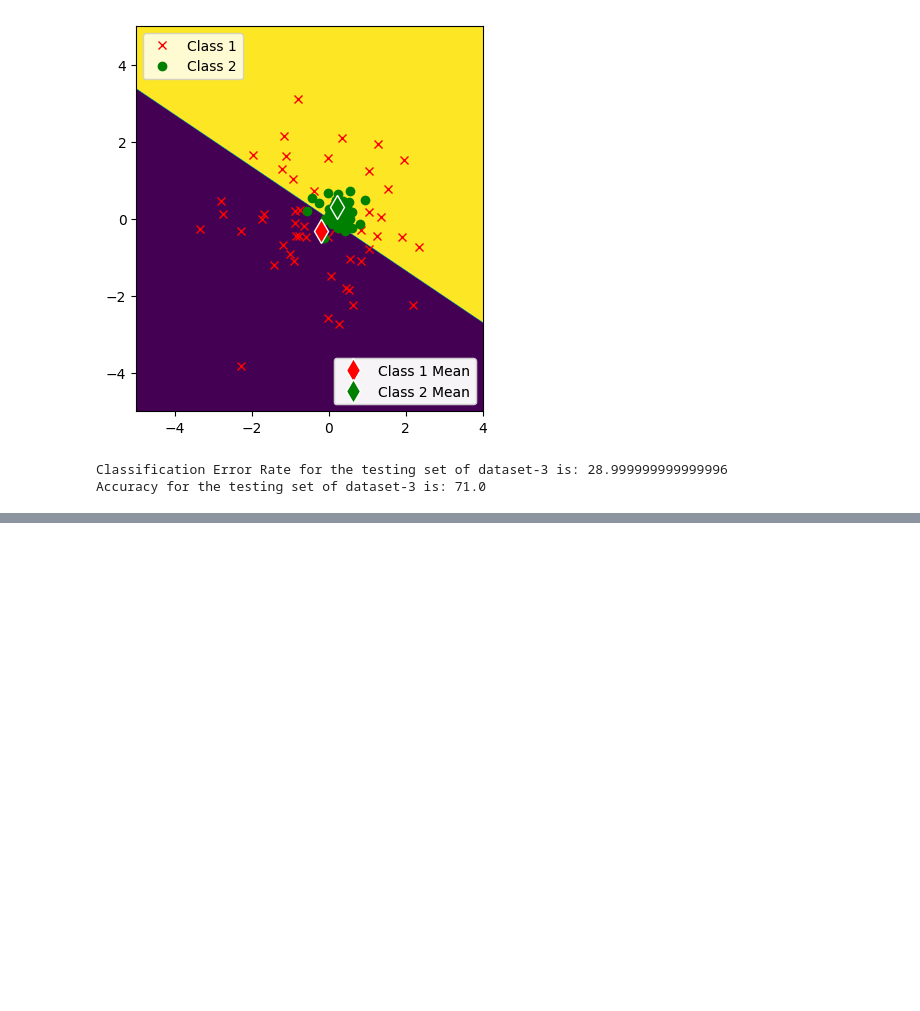
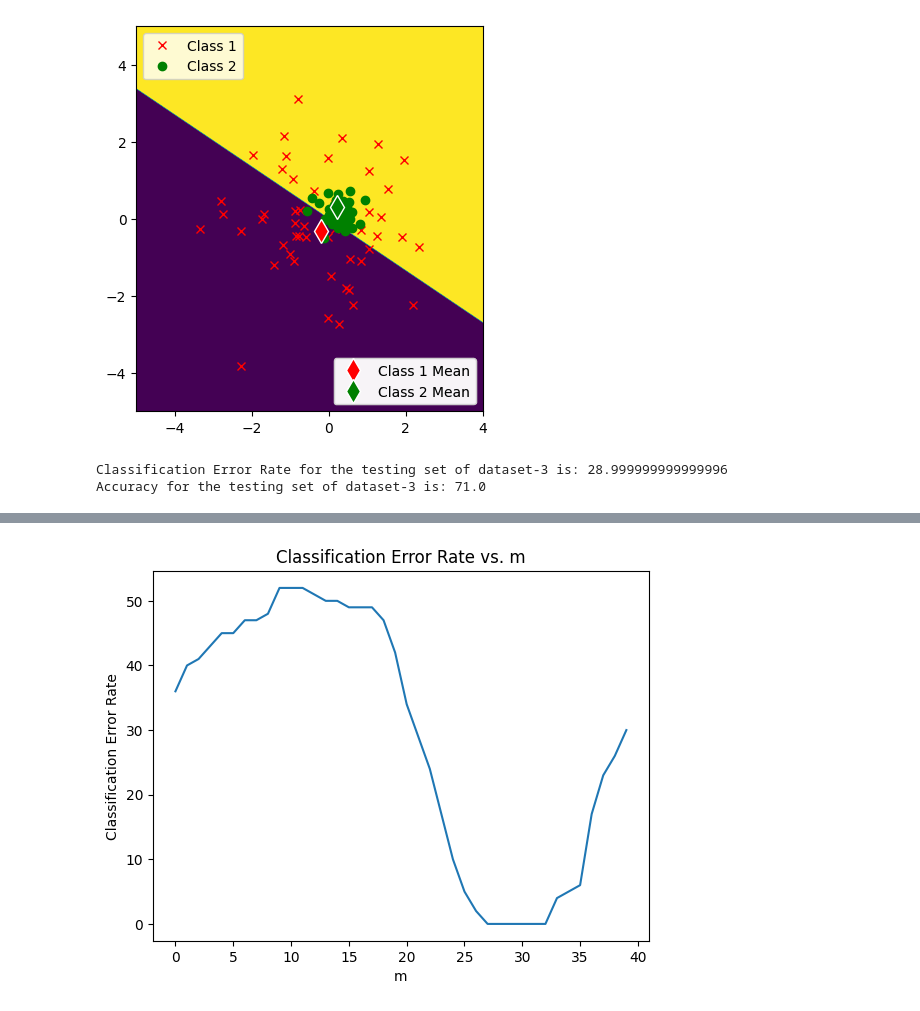
Before and after one commit to SudeshKumarSK/ee559-mlOne, a Jupyter notebook: homeworkOne.ipynb, the cells around one changed output, grey strips where cells are left out. Drawn from its saved outputs; the diff is of its cells as text; code cells hidden in the pictures; blank space fills up the shorter version.

```diff
--- a/homeworkOne.ipynb
+++ b/homeworkOne.ipynb
@@ -515,0 +529,39 @@ Accuracy for the testing set of dataset-3 is: 71.0
+# %%
+
+nmc_1_std = nearestMeansClassifier.NearestMeansClassifier()
+
+X_train_1, n_train_1, T_train_1 = nmc_1_std.generateData(data=train_data_1, printFlag=True)
+
+X_train_1_standardized = nmc_1_std.standardizeData(X=X_train_1, printFlag = True)
+
+CER_History = []
+accuracy_History = []
+m = []
+count = 0
+for i, vec in enumerate(rm):
+
+    X_train_1_reduced = np.dot(X_train_1_standardized, vec.reshape(2, 1))
+
+
+    class_means_1_reduced = nmc_1_std.calculateClassMeans(X=X_train_1_reduced, redFlag=True)
+
+    print("---------------------------------------------------")
+    print(f"  Shape of sample_means for {i, vec}: {class_means_1_reduced.shape}")
+    print(f"  Sample Means for {vec}: ")
+    print(class_means_1_reduced)
+    print("---------------------------------------------------")
+
+
+    Y_hat_train_1_reduced = nmc_1_std.classify(X=X_train_1_reduced)
+
+    CER_train_1_reduced = nmc_1_std.calculateCER(T=T_train_1, Y_hat=Y_hat_train_1_reduced, percentageFlag=True)
+    CER_History.append(CER_train_1_reduced )
+
+    accuracy_train_1_reduced = nmc_1_std.calculateAccuracy(T=T_train_1, Y_hat=Y_hat_train_1_reduced, percentageFlag=True)
+    accuracy_History.append(accuracy_train_1_reduced)
+
+    print(f"Classification Error Rate for the set produced by {i, vec} for dataset-1 is: {CER_train_1_reduced}")
+    print(f"Accuracy for the set produced by {i, vec} for dataset-1 is: {accuracy_train_1_reduced}")
+
+    m.append(count)
+    count += 1
@@ -515,0 +586,8 @@ Accuracy for the testing set of dataset-3 is: 71.0
+# %%
+plt.plot(m, CER_History)
+plt.xlabel('m')
+plt.ylabel('Classification Error Rate')
+plt.title('Classification Error Rate vs. m')
+plt.show()
+# %% [output]
+[figure, added]
```
Also changed, not shown: parts of 7 cells of this notebook.
